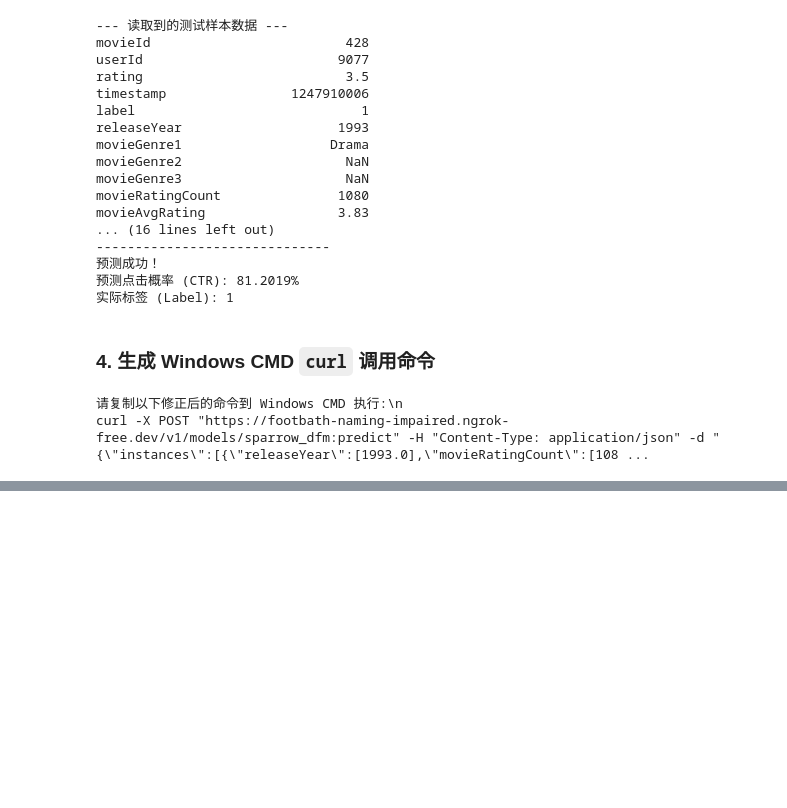
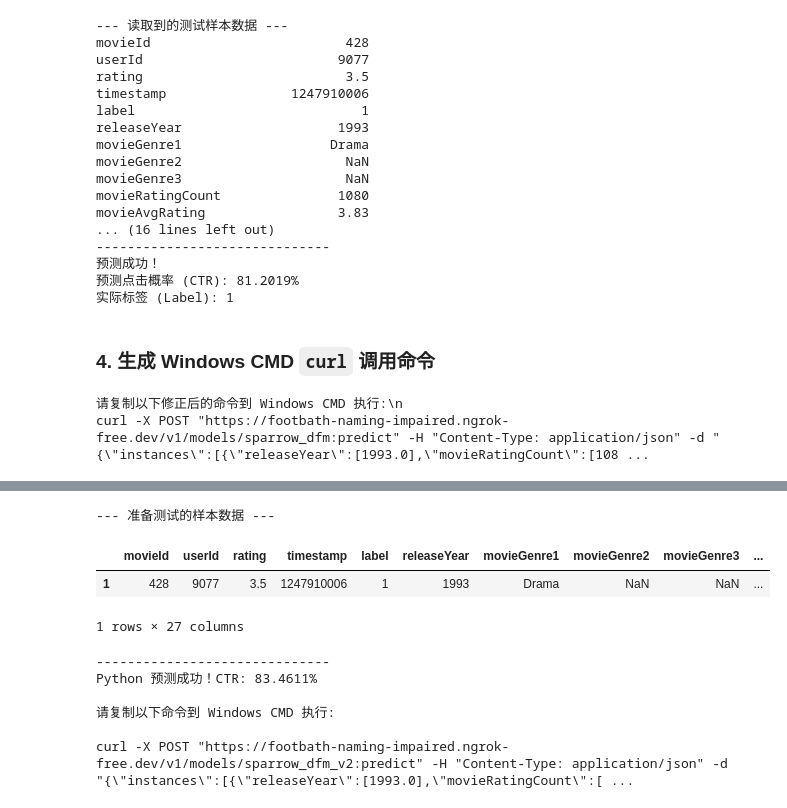
Before and after one commit to YUFEIFUT/SparrowRecSys, a Jupyter notebook: TFRecModel/src/com/sparrowrecsys/offline/ipynb/colab作为tf_serving的测试服务器.ipynb, the cells around one changed output, grey strips where cells are left out. Cells and saved outputs as stored; diff of their text form; code cells hidden in the pictures; blank space fills up the shorter version.

```diff
--- a/TFRecModel/src/com/sparrowrecsys/offline/ipynb/colab作为tf_serving的测试服务器.ipynb
+++ b/TFRecModel/src/com/sparrowrecsys/offline/ipynb/colab作为tf_serving的测试服务器.ipynb
@@ -2064,0 +2712,74 @@ curl -X POST "https://footbath-naming-impaired.ngrok-free.dev/v1/models/sparrow_
+# %%
+import requests
+import json
+import pandas as pd
+from IPython.display import display, HTML
+
+# 1. 准备测试数据
+sample_df = pd.read_csv(test_path).iloc[1:2]
+
+print("--- 准备测试的样本数据 ---")
+display(sample_df)
+print("-" * 30)
+
+instance = {}
+for col in NUMERIC_FEATURES:
+    instance[col] = [float(sample_df[col].fillna(0).iloc[0])]
+for col in ID_FEATURES:
+    instance[col] = [int(sample_df[col].iloc[0])]
+for col in GENRE_FEATURES:
+    instance[col] = [str(sample_df[col].fillna('None').iloc[0])]
+
+# 2. Python 请求验证
+predict_url = f"{public_url}/v1/models/sparrow_dfm_v2:predict"
+payload = {"instances": [instance]}
+response = requests.post(predict_url, json=payload)
+
+if response.status_code == 200:
+    print(f"Python 预测成功！CTR: {response.json()['predictions'][0][0]:.4%}")
+else:
+    print(f"预测失败: {response.text}")
+
+# 3. 生成 Windows Curl 命令
+json_payload = json.dumps(payload, separators=(',', ':'))
+# 在 Python 中生成带反斜杠转义的字符串
+escaped_json = json_payload.replace('"', '\\\"')
+cmd_command = f'curl -X POST "{public_url}/v1/models/sparrow_dfm_v2:predict" -H "Content-Type: application/json" -d "{escaped_json}"'
+
+print("\n请复制以下命令到 Windows CMD 执行:\n")
+print(cmd_command)
+
+# 4. 增加一键复制按钮 (修复 JavaScript 字符串转义逻辑)
+# 注意：为了让 JS 里的字符串保留反斜杠，我们需要在 Python 字符串里使用双重转义
+js_safe_command = cmd_command.replace('\\', '\\\\')
+
+html_code = f"""
+<button onclick="copyToClipboard()" style="cursor:pointer; background-color: #4CAF50; color: white; padding: 10px 20px; border: none; border-radius: 5px; font-size: 16px;">
+    📋 点击复制 Windows CMD 专用命令
+</button>
+
+<script>
+function copyToClipboard() {{
+    const textToCopy = `{js_safe_command}`;
+    const tempInput = document.createElement('textarea');
+    tempInput.value = textToCopy;
+    document.body.appendChild(tempInput);
+    tempInput.select();
+    document.execCommand('copy');
+    document.body.removeChild(tempInput);
+    alert('Windows CMD 命令已成功复制！');
+}}
+</script>
+"""
+display(HTML(html_code))
+# %% [output]
+--- 准备测试的样本数据 ---
+|  | movieId | userId | rating | timestamp | label | releaseYear | movieGenre1 | movieGenre2 | movieGenre3 | ... |
+| 1 | 428 | 9077 | 3.5 | 1247910006 | 1 | 1993 | Drama | NaN | NaN | ... |
+1 rows × 27 columns
+------------------------------
+Python 预测成功！CTR: 83.4611%
+
+请复制以下命令到 Windows CMD 执行:
+
+curl -X POST "https://footbath-naming-impaired.ngrok-free.dev/v1/models/sparrow_dfm_v2:predict" -H "Content-Type: application/json" -d "{\"instances\":[{\"releaseYear\":[1993.0],\"movieRatingCount\":[ ...
```
Also changed, not shown: parts of 14 cells of this notebook.
